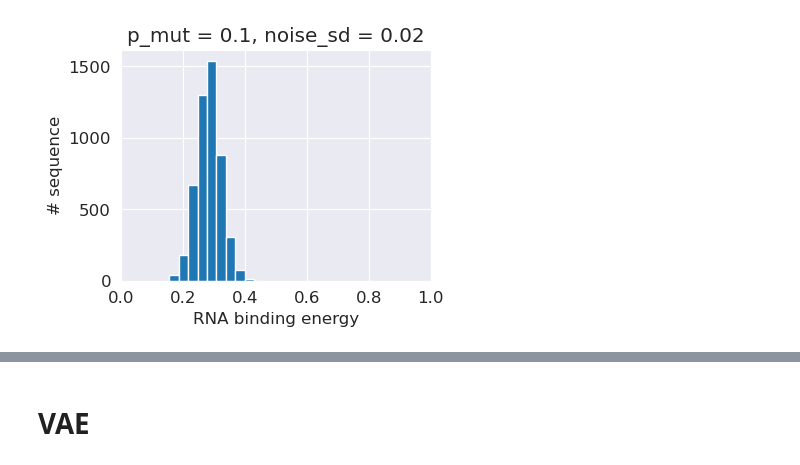
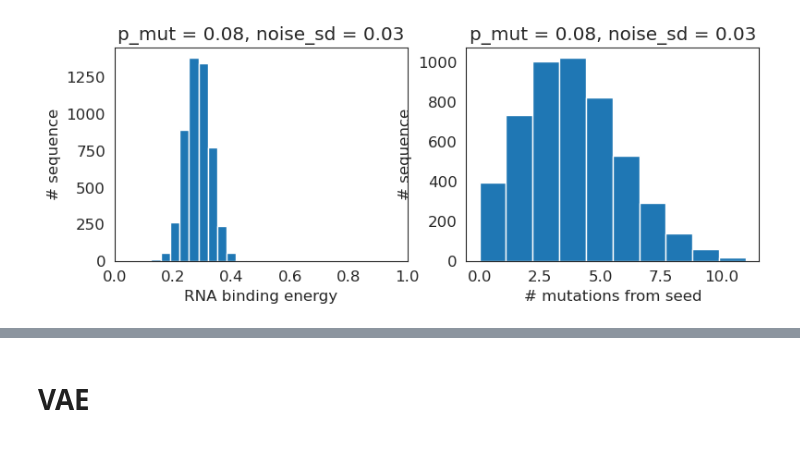
Before and after one commit to clarafy/design-algorithm-selection, a Jupyter notebook: notebooks/rna-031123.ipynb, the cells around one changed output, grey strips where cells are left out. Saved outputs shown, nothing was run; the diff lists cells and outputs as text; code cells hidden in the pictures.

Commit message:
generated rna binding designs

```diff
--- a/notebooks/rna-031123.ipynb
+++ b/notebooks/rna-031123.ipynb
@@ -50,0 +81,23 @@ Done. (55 s)
+# %%
+sns.set_style('white')
+plt.figure(figsize=(13, 3))
+xy_lim = [0.15, 0.45]
+model_names = ['ridge', 'FF', 'CNN']
+
+for i, model in enumerate([ridge, ff, cnn]):
+    predtest_n = model.predict(testseq_n)
+
+    plt.subplot(1, 3, i + 1)
+    plt.scatter(predtest_n, ytest_n, alpha=0.3, s=1);
+    plt.plot(xy_lim, xy_lim, '--k', alpha=0.5)
+
+    r, p = sc.stats.pearsonr(ytest_n, predtest_n)
+    rho, p = sc.stats.spearmanr(ytest_n, predtest_n)
+    rmse = np.sqrt(np.mean(np.square(ytest_n - predtest_n)))
+
+    plt.ylim(xy_lim);
+    plt.xlim(xy_lim)
+    plt.title('{}\nPearson {:.2f}, Spearman {:.2f}\nRMSE {:.2f}'.format(model_names[i], r, rho, rmse));
+    plt.xlabel('prediction');
+    if i == 0:
+        plt.ylabel('true binding energy');
@@ -51,9 +106,17 @@ Done. (55 s)
 # %%
-plt.figure(figsize=(4, 3))
-plt.hist(ytrain_n)
+plt.figure(figsize=(9, 3))
+plt.subplot(121)
+plt.hist(ytest_n)
 plt.xlabel('RNA binding energy');
 plt.ylabel('# sequence');
-plt.title('p_mut = {}, noise_sd = {}'.format(p_mut, noise_sd));
+plt.title('p_mut = {}, noise_sd = {}'.format(p_mutation, noise_sd));
 plt.xlim([0, 1]);
+
+plt.subplot(122)
+testdist_n = [editdistance.eval(seq, rna.RNABinding.SEEDS[3]) for seq in testseq_n]
+plt.hist(testdist_n)
+plt.xlabel('# mutations from seed');
+plt.ylabel('# sequence');
+plt.title('p_mut = {}, noise_sd = {}'.format(p_mutation, noise_sd));
 # %% [output]
-[figure, old version]
+[figure, new version]
```
Also changed, not shown: parts of 27 cells of this notebook, 8 other files.
